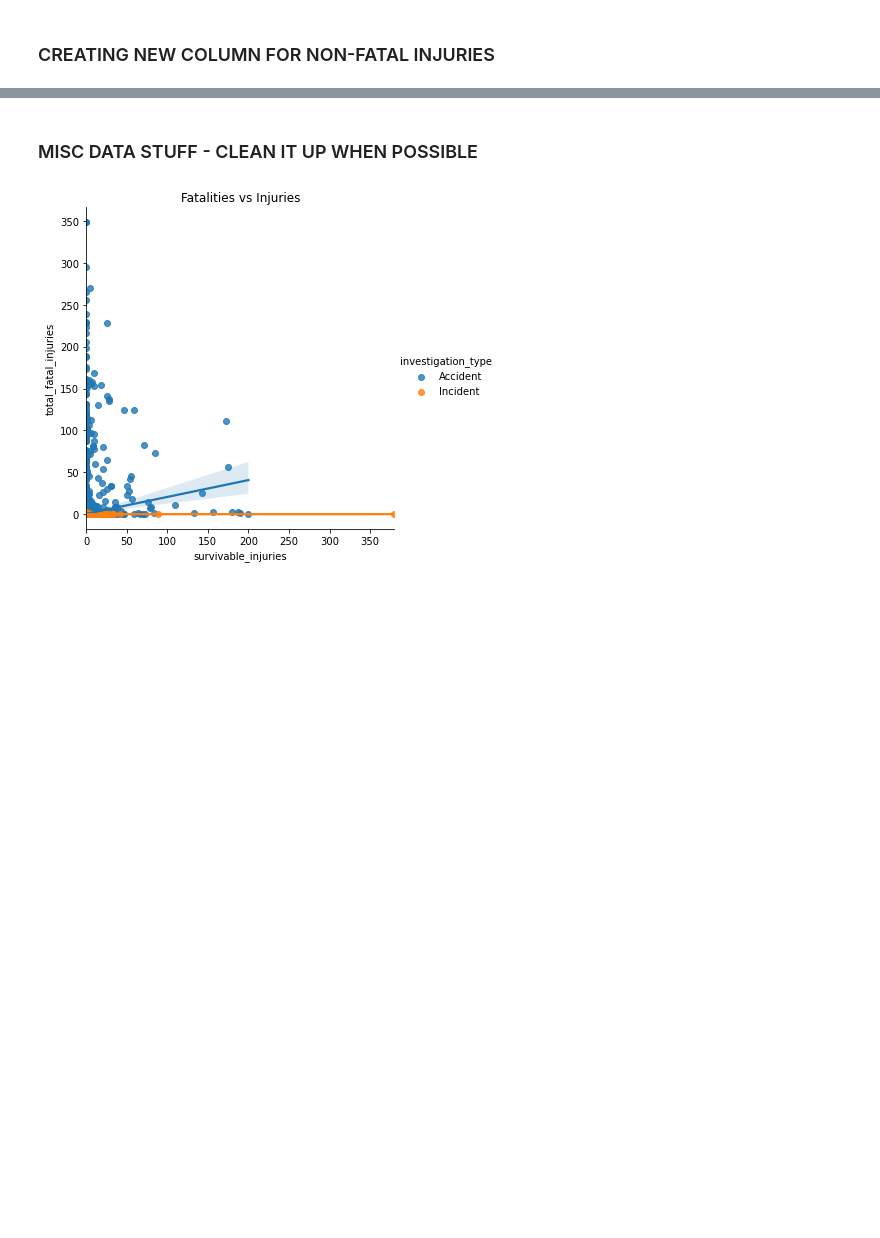
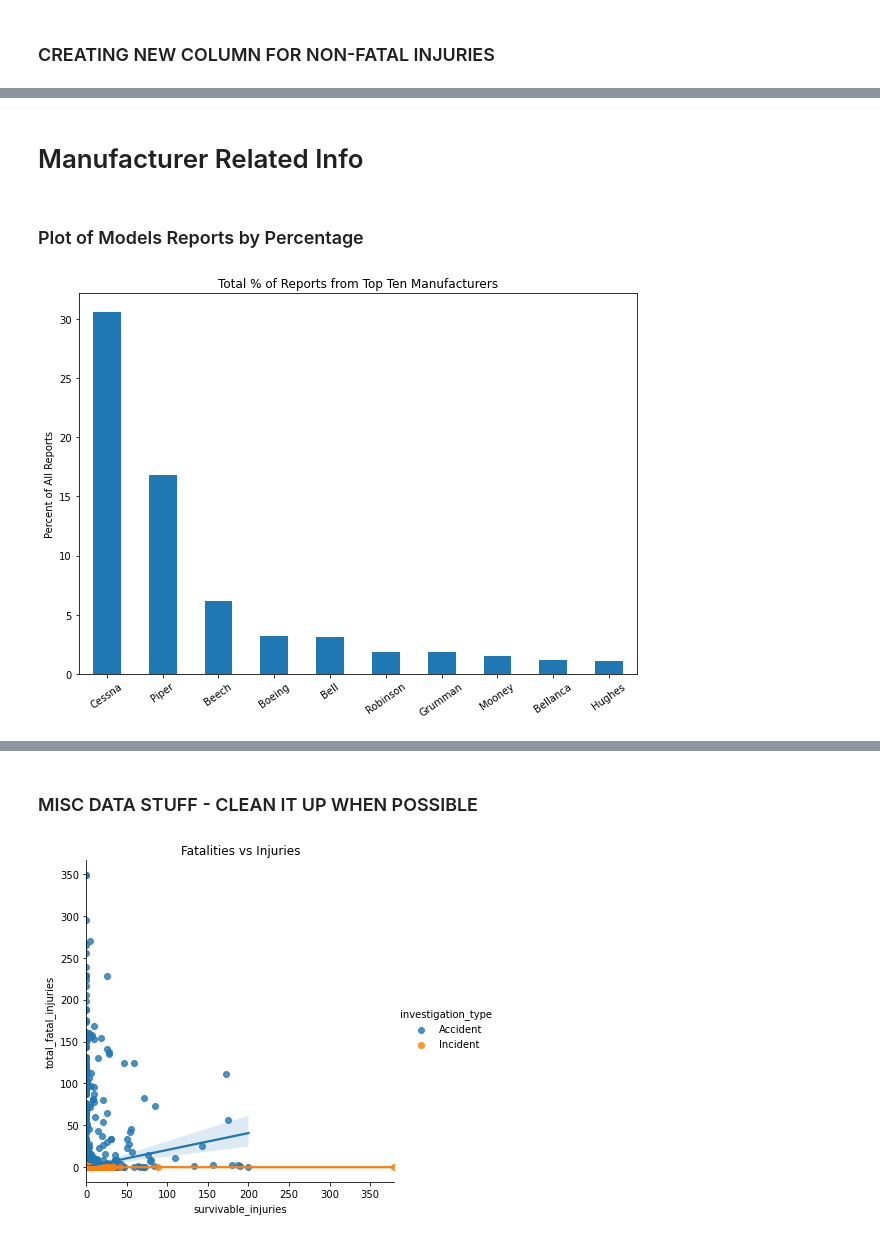
Before and after one commit to dvdhartsman/phase_1_project, a Jupyter notebook: davids_EDA.ipynb, the cells around one changed output, grey strips where cells are left out. Drawn from its saved outputs; the diff is of its cells as text; code cells hidden in the pictures; blank space fills up the shorter version.

```diff
--- a/davids_EDA.ipynb
+++ b/davids_EDA.ipynb
@@ -71,0 +429,9 @@ Name: survivable_injuries, Length: 74, dtype: int64
+# %% [markdown]
+# Manufacturer Related Info
+# %% [markdown]
+### Plot of Models Reports by Percentage
+# %%
+(df['manufacturer'].value_counts(normalize=True)[:10] * 100).plot(kind="bar", rot=35, figsize=(10,7),
+                    title= "Total % of Reports from Top Ten Manufacturers", ylabel="Percent of All Reports");
+# %% [output]
+[figure, added]
```
Also changed, not shown: parts of 94 cells of this notebook.
